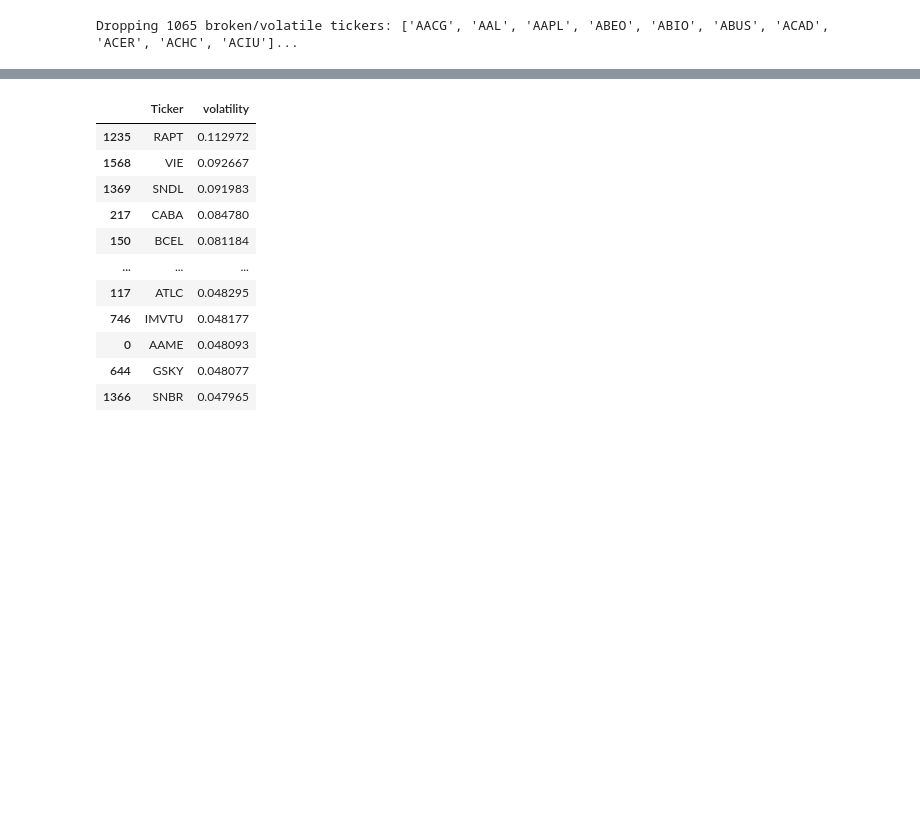
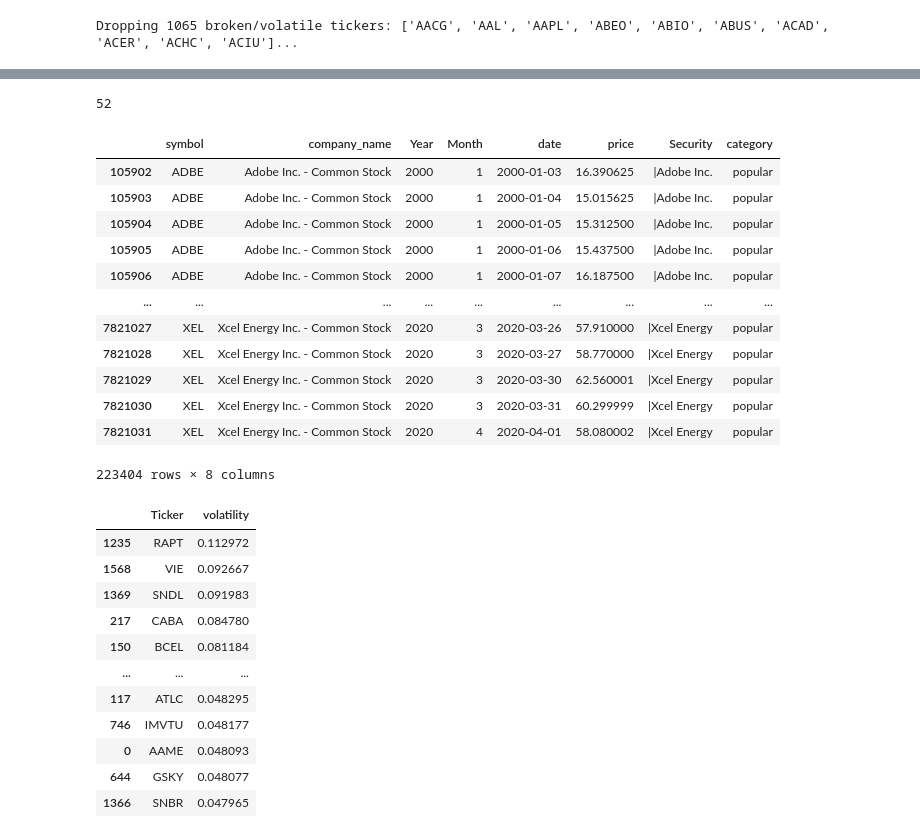
Before and after one commit to Gautham-Nagaraj/Data608-Project, a Jupyter notebook: data_science/eda.ipynb, the cells around one changed output, grey strips where cells are left out. Drawn from its saved outputs; the diff is of its cells as text; code cells hidden in the pictures; blank space fills up the shorter version.

```diff
--- a/data_science/eda.ipynb
+++ b/data_science/eda.ipynb
@@ -296,3 +370,27 @@ stock_popular_df.to_csv('data/stocks_popular.csv', index=False)
+# %%
+stocks_popular_meta_df = pd.merge(left=stock_popular_df[['symbol','company_name','category']], right=date_ranges[['symbol', 'available_from', 'available_to']],
+         left_on='symbol', right_on='symbol', how='left')
+
+stocks_popular_meta_df = stocks_popular_meta_df.drop_duplicates()
+stocks_popular_meta_df.to_sql(name="stocks", con=engine, if_exists="append", index=False)
+# %% [output]
+52
+# %%
+stock_popular_df
+# %% [output]
+|  | symbol | company_name | Year | Month | date | price | Security | category |
+| 105902 | ADBE | Adobe Inc. - Common Stock | 2000 | 1 | 2000-01-03 | 16.390625 | |Adobe Inc. | popular |
+| 105903 | ADBE | Adobe Inc. - Common Stock | 2000 | 1 | 2000-01-04 | 15.015625 | |Adobe Inc. | popular |
+| 105904 | ADBE | Adobe Inc. - Common Stock | 2000 | 1 | 2000-01-05 | 15.312500 | |Adobe Inc. | popular |
+| 105905 | ADBE | Adobe Inc. - Common Stock | 2000 | 1 | 2000-01-06 | 15.437500 | |Adobe Inc. | popular |
+| 105906 | ADBE | Adobe Inc. - Common Stock | 2000 | 1 | 2000-01-07 | 16.187500 | |Adobe Inc. | popular |
+| ... | ... | ... | ... | ... | ... | ... | ... | ... |
+| 7821027 | XEL | Xcel Energy Inc. - Common Stock | 2020 | 3 | 2020-03-26 | 57.910000 | |Xcel Energy | popular |
+| 7821028 | XEL | Xcel Energy Inc. - Common Stock | 2020 | 3 | 2020-03-27 | 58.770000 | |Xcel Energy | popular |
+| 7821029 | XEL | Xcel Energy Inc. - Common Stock | 2020 | 3 | 2020-03-30 | 62.560001 | |Xcel Energy | popular |
+| 7821030 | XEL | Xcel Energy Inc. - Common Stock | 2020 | 3 | 2020-03-31 | 60.299999 | |Xcel Energy | popular |
+| 7821031 | XEL | Xcel Energy Inc. - Common Stock | 2020 | 4 | 2020-04-01 | 58.080002 | |Xcel Energy | popular |
+223404 rows × 8 columns
 # %%
 import pandas as pd
 import numpy as np
```
Also changed, not shown: parts of 42 cells of this notebook, 11 other files.
